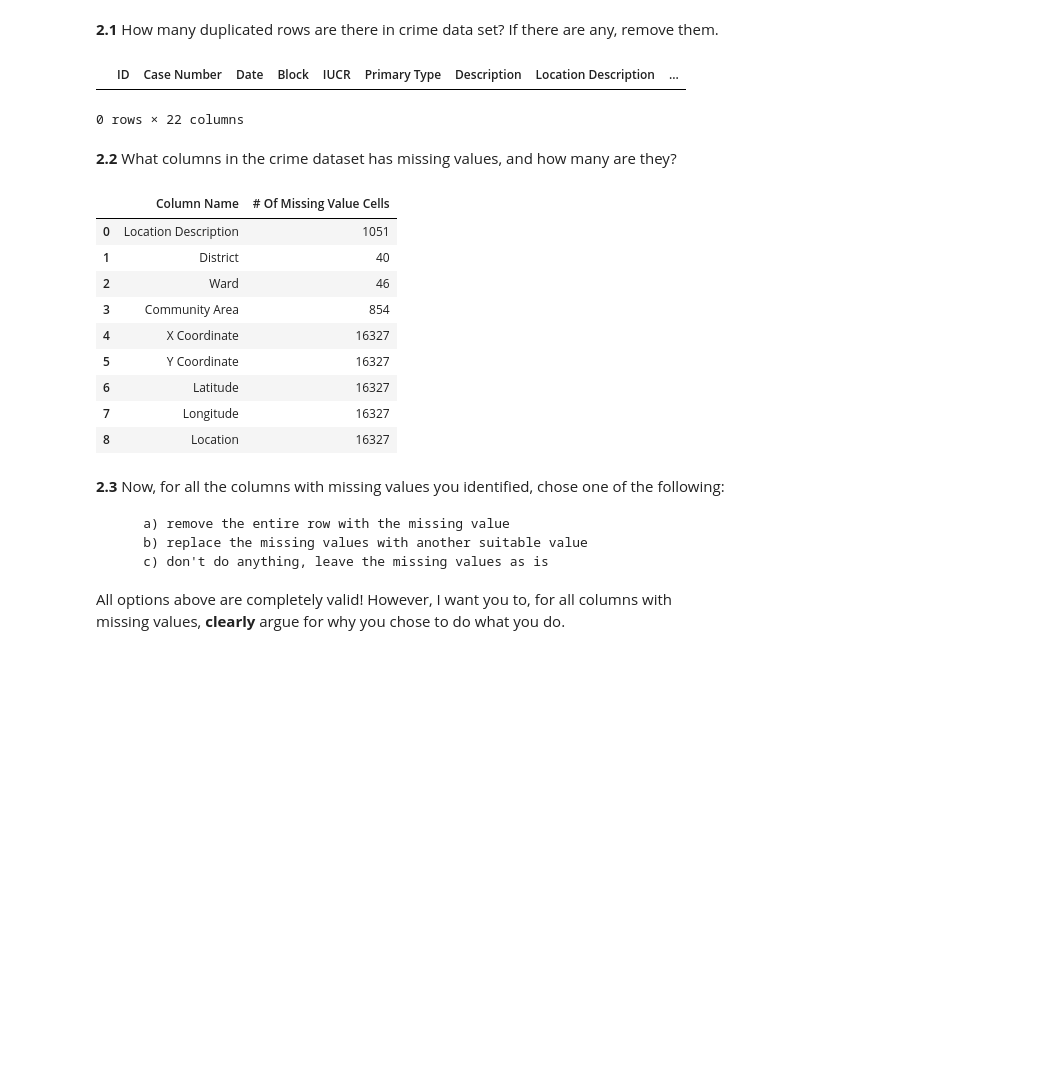
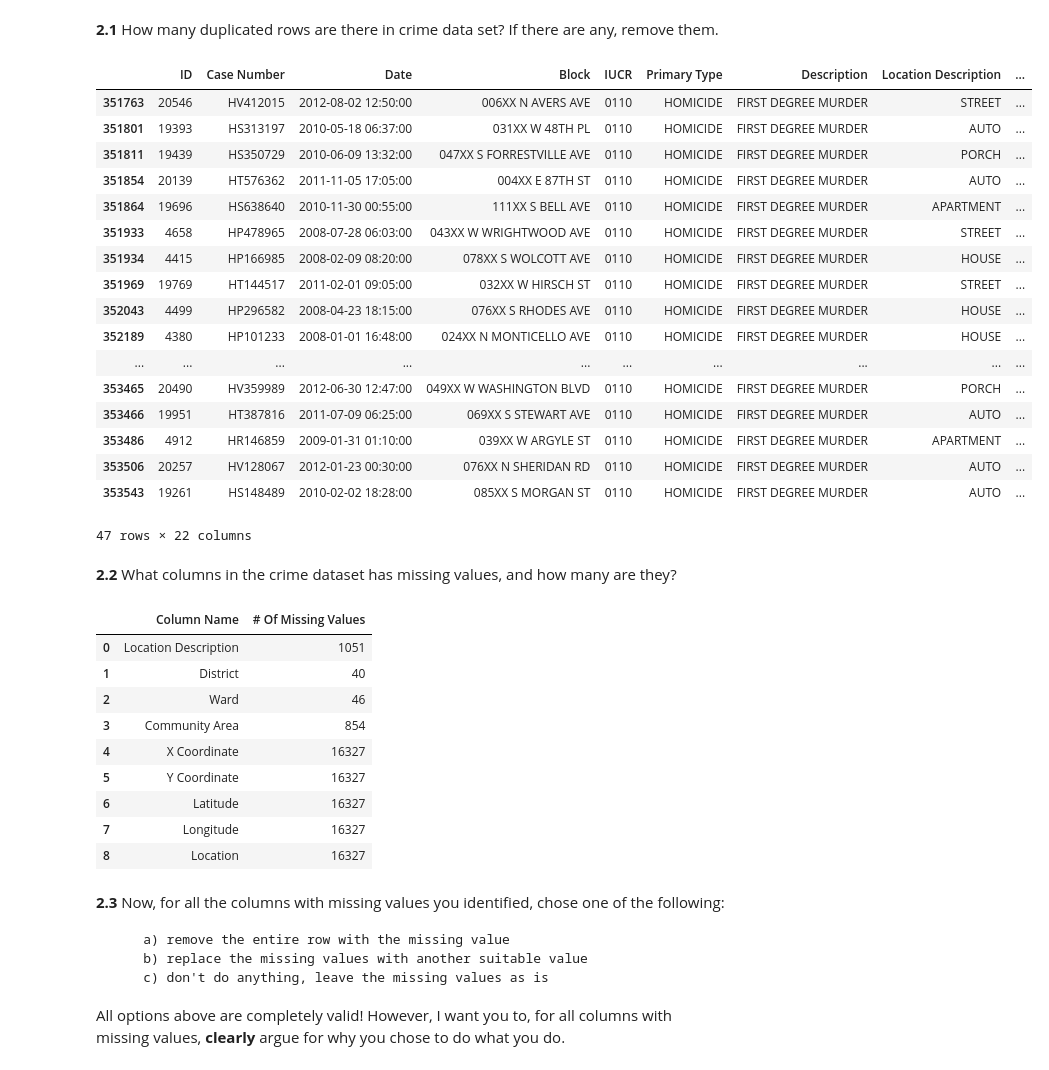
Before and after one commit to SVMino53/aiM24_Databehandling_Inlamning, a Jupyter notebook: chicago.ipynb, the cells around one changed output. Saved outputs shown, nothing was run; the diff lists cells and outputs as text; code cells hidden in the pictures; blank space fills up the shorter version.

Commit message:
Auto stash before merge of "main" and "origin/main"

```diff
--- a/chicago.ipynb
+++ b/chicago.ipynb
@@ -119,20 +119,36 @@ Bear in mind though that the numbers you aquire in the problems ahead may or may
 # %% [markdown]
 **2.1** How many duplicated rows are there in crime data set? If there are any, remove them.
 # %%
-duplicated_mask = chicago_crime_2008_to_2012_df.duplicated()
+duplicated_mask = chicago_crime_2008_to_2012_df.iloc[:, 1:].duplicated()
 chicago_crime_2008_to_2012_df[duplicated_mask]
 # There are no duplicated rows in the data frame
 # %% [output]
 |  | ID | Case Number | Date | Block | IUCR | Primary Type | Description | Location Description | ... |
+| 351763 | 20546 | HV412015 | 2012-08-02 12:50:00 | 006XX N AVERS AVE | 0110 | HOMICIDE | FIRST DEGREE MURDER | STREET | ... |
+| 351801 | 19393 | HS313197 | 2010-05-18 06:37:00 | 031XX W 48TH PL | 0110 | HOMICIDE | FIRST DEGREE MURDER | AUTO | ... |
+| 351811 | 19439 | HS350729 | 2010-06-09 13:32:00 | 047XX S FORRESTVILLE AVE | 0110 | HOMICIDE | FIRST DEGREE MURDER | PORCH | ... |
+| 351854 | 20139 | HT576362 | 2011-11-05 17:05:00 | 004XX E 87TH ST | 0110 | HOMICIDE | FIRST DEGREE MURDER | AUTO | ... |
+| 351864 | 19696 | HS638640 | 2010-11-30 00:55:00 | 111XX S BELL AVE | 0110 | HOMICIDE | FIRST DEGREE MURDER | APARTMENT | ... |
+| 351933 | 4658 | HP478965 | 2008-07-28 06:03:00 | 043XX W WRIGHTWOOD AVE | 0110 | HOMICIDE | FIRST DEGREE MURDER | STREET | ... |
+| 351934 | 4415 | HP166985 | 2008-02-09 08:20:00 | 078XX S WOLCOTT AVE | 0110 | HOMICIDE | FIRST DEGREE MURDER | HOUSE | ... |
+| 351969 | 19769 | HT144517 | 2011-02-01 09:05:00 | 032XX W HIRSCH ST | 0110 | HOMICIDE | FIRST DEGREE MURDER | STREET | ... |
+| 352043 | 4499 | HP296582 | 2008-04-23 18:15:00 | 076XX S RHODES AVE | 0110 | HOMICIDE | FIRST DEGREE MURDER | HOUSE | ... |
+| 352189 | 4380 | HP101233 | 2008-01-01 16:48:00 | 024XX N MONTICELLO AVE | 0110 | HOMICIDE | FIRST DEGREE MURDER | HOUSE | ... |
+| ... | ... | ... | ... | ... | ... | ... | ... | ... | ... |
+| 353465 | 20490 | HV359989 | 2012-06-30 12:47:00 | 049XX W WASHINGTON BLVD | 0110 | HOMICIDE | FIRST DEGREE MURDER | PORCH | ... |
+| 353466 | 19951 | HT387816 | 2011-07-09 06:25:00 | 069XX S STEWART AVE | 0110 | HOMICIDE | FIRST DEGREE MURDER | AUTO | ... |
+| 353486 | 4912 | HR146859 | 2009-01-31 01:10:00 | 039XX W ARGYLE ST | 0110 | HOMICIDE | FIRST DEGREE MURDER | APARTMENT | ... |
+| 353506 | 20257 | HV128067 | 2012-01-23 00:30:00 | 076XX N SHERIDAN RD | 0110 | HOMICIDE | FIRST DEGREE MURDER | AUTO | ... |
+| 353543 | 19261 | HS148489 | 2010-02-02 18:28:00 | 085XX S MORGAN ST | 0110 | HOMICIDE | FIRST DEGREE MURDER | AUTO | ... |
-0 rows × 22 columns
+47 rows × 22 columns
 # %% [markdown]
 **2.2** What columns in the crime dataset has missing values, and how many are they?
 # %%
 column_nan_amount = {column: chicago_crime_2008_to_2012_df[column].isnull().sum() for column in chicago_crime_2008_to_2012_df.columns if chicago_crime_2008_to_2012_df[column].isnull().sum() > 0}
-missing_values_df = pd.DataFrame({"Column Name": column_nan_amount.keys(), "# Of Missing Value Cells": column_nan_amount.values()})
+missing_values_df = pd.DataFrame({"Column Name": column_nan_amount.keys(), "# Of Missing Values": column_nan_amount.values()})
 missing_values_df
 # %% [output]
-|  | Column Name | # Of Missing Value Cells |
+|  | Column Name | # Of Missing Values |
 | 0 | Location Description | 1051 |
 | 1 | District | 40 |
 | 2 | Ward | 46 |
```
Also changed, not shown: parts of 1 cell of this notebook.
